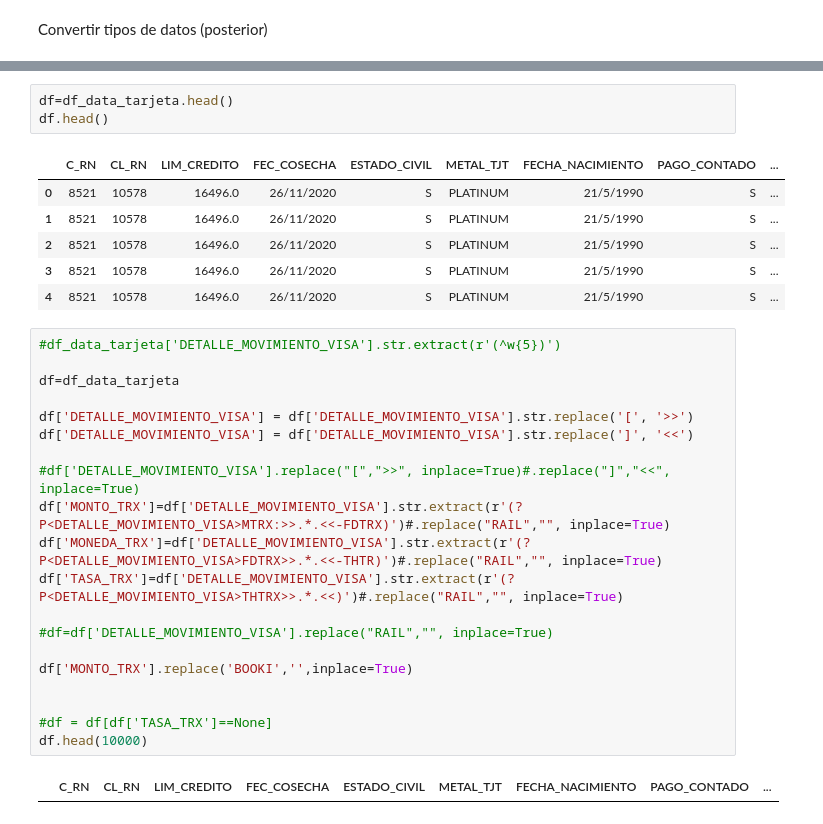
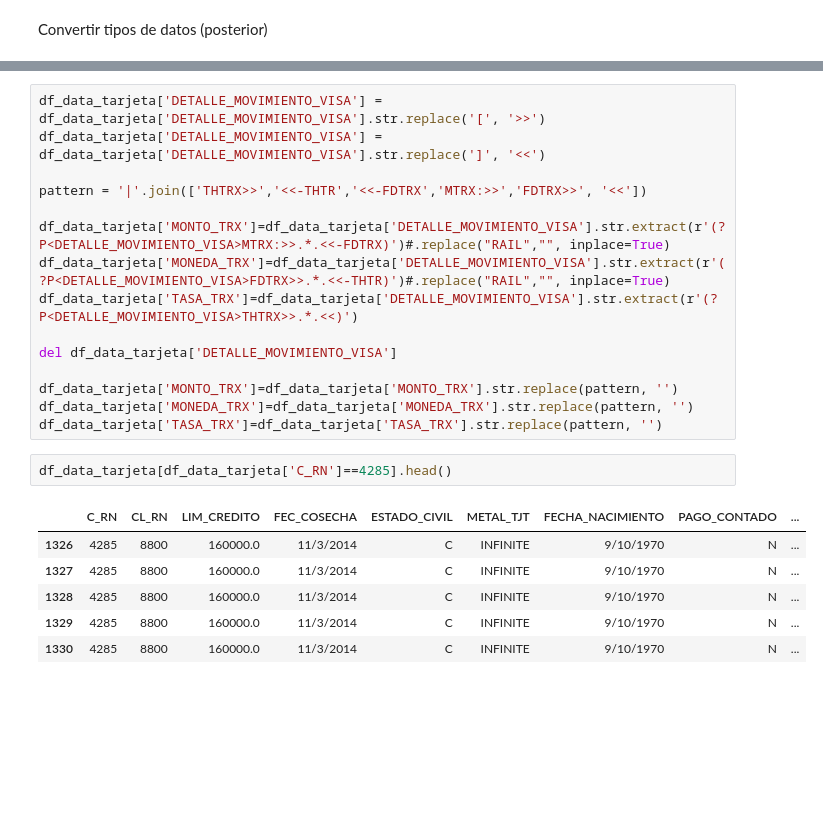
Before and after one commit to i3nriq/VIU_MineriadeDatos, a Jupyter notebook: Actividad_2.ipynb, the cells around one changed output, grey strips where cells are left out. Drawn from its saved outputs; the diff is of its cells as text; blank space fills up the shorter version.

```diff
--- a/Actividad_2.ipynb
+++ b/Actividad_2.ipynb
@@ -121,35 +72,27 @@ df.url.str.extract(r'(?P<URL>//.*.com)')
-# %%
-df=df_data_tarjeta.head()
-df.head()
-# %% [output]
-|  | C_RN | CL_RN | LIM_CREDITO | FEC_COSECHA | ESTADO_CIVIL | METAL_TJT | FECHA_NACIMIENTO | PAGO_CONTADO | ... |
-| 0 | 8521 | 10578 | 16496.0 | 26/11/2020 | S | PLATINUM | 21/5/1990 | S | ... |
-| 1 | 8521 | 10578 | 16496.0 | 26/11/2020 | S | PLATINUM | 21/5/1990 | S | ... |
-| 2 | 8521 | 10578 | 16496.0 | 26/11/2020 | S | PLATINUM | 21/5/1990 | S | ... |
-| 3 | 8521 | 10578 | 16496.0 | 26/11/2020 | S | PLATINUM | 21/5/1990 | S | ... |
-| 4 | 8521 | 10578 | 16496.0 | 26/11/2020 | S | PLATINUM | 21/5/1990 | S | ... |
 # %%
-#df_data_tarjeta['DETALLE_MOVIMIENTO_VISA'].str.extract(r'(^w{5})')
+df_data_tarjeta['DETALLE_MOVIMIENTO_VISA'] = df_data_tarjeta['DETALLE_MOVIMIENTO_VISA'].str.replace('[', '>>')
+df_data_tarjeta['DETALLE_MOVIMIENTO_VISA'] = df_data_tarjeta['DETALLE_MOVIMIENTO_VISA'].str.replace(']', '<<')
 
-df=df_data_tarjeta
+pattern = '|'.join(['THTRX>>','<<-THTR','<<-FDTRX','MTRX:>>','FDTRX>>', '<<'])
 
-df['DETALLE_MOVIMIENTO_VISA'] = df['DETALLE_MOVIMIENTO_VISA'].str.replace('[', '>>')
-df['DETALLE_MOVIMIENTO_VISA'] = df['DETALLE_MOVIMIENTO_VISA'].str.replace(']', '<<')
+df_data_tarjeta['MONTO_TRX']=df_data_tarjeta['DETALLE_MOVIMIENTO_VISA'].str.extract(r'(?P<DETALLE_MOVIMIENTO_VISA>MTRX:>>.*.<<-FDTRX)')#.replace("RAIL","", inplace=True)
+df_data_tarjeta['MONEDA_TRX']=df_data_tarjeta['DETALLE_MOVIMIENTO_VISA'].str.extract(r'(?P<DETALLE_MOVIMIENTO_VISA>FDTRX>>.*.<<-THTR)')#.replace("RAIL","", inplace=True)
+df_data_tarjeta['TASA_TRX']=df_data_tarjeta['DETALLE_MOVIMIENTO_VISA'].str.extract(r'(?P<DETALLE_MOVIMIENTO_VISA>THTRX>>.*.<<)')
 
-#df['DETALLE_MOVIMIENTO_VISA'].replace("[",">>", inplace=True)#.replace("]","<<", inplace=True)
-df['MONTO_TRX']=df['DETALLE_MOVIMIENTO_VISA'].str.extract(r'(?P<DETALLE_MOVIMIENTO_VISA>MTRX:>>.*.<<-FDTRX)')#.replace("RAIL","", inplace=True)
-df['MONEDA_TRX']=df['DETALLE_MOVIMIENTO_VISA'].str.extract(r'(?P<DETALLE_MOVIMIENTO_VISA>FDTRX>>.*.<<-THTR)')#.replace("RAIL","", inplace=True)
-df['TASA_TRX']=df['DETALLE_MOVIMIENTO_VISA'].str.extract(r'(?P<DETALLE_MOVIMIENTO_VISA>THTRX>>.*.<<)')#.replace("RAIL","", inplace=True)
+del df_data_tarjeta['DETALLE_MOVIMIENTO_VISA']
 
-#df=df['DETALLE_MOVIMIENTO_VISA'].replace("RAIL","", inplace=True)
-
-df['MONTO_TRX'].replace('BOOKI','',inplace=True)
-
-
-#df = df[df['TASA_TRX']==None]
-df.head(10000)
+df_data_tarjeta['MONTO_TRX']=df_data_tarjeta['MONTO_TRX'].str.replace(pattern, '')
+df_data_tarjeta['MONEDA_TRX']=df_data_tarjeta['MONEDA_TRX'].str.replace(pattern, '')
+df_data_tarjeta['TASA_TRX']=df_data_tarjeta['TASA_TRX'].str.replace(pattern, '')
-# %% [output]
-|  | C_RN | CL_RN | LIM_CREDITO | FEC_COSECHA | ESTADO_CIVIL | METAL_TJT | FECHA_NACIMIENTO | PAGO_CONTADO | ... |
+# %%
+df_data_tarjeta[df_data_tarjeta['C_RN']==4285].head()
+# %% [output]
+|  | C_RN | CL_RN | LIM_CREDITO | FEC_COSECHA | ESTADO_CIVIL | METAL_TJT | FECHA_NACIMIENTO | PAGO_CONTADO | ... |
+| 1326 | 4285 | 8800 | 160000.0 | 11/3/2014 | C | INFINITE | 9/10/1970 | N | ... |
+| 1327 | 4285 | 8800 | 160000.0 | 11/3/2014 | C | INFINITE | 9/10/1970 | N | ... |
+| 1328 | 4285 | 8800 | 160000.0 | 11/3/2014 | C | INFINITE | 9/10/1970 | N | ... |
+| 1329 | 4285 | 8800 | 160000.0 | 11/3/2014 | C | INFINITE | 9/10/1970 | N | ... |
+| 1330 | 4285 | 8800 | 160000.0 | 11/3/2014 | C | INFINITE | 9/10/1970 | N | ... |
 # %%
 fn_descripcion_dataFrame(df_data_tarjeta)
 df_data_tarjeta.head()
```
Also changed, not shown: parts of 26 cells of this notebook.
